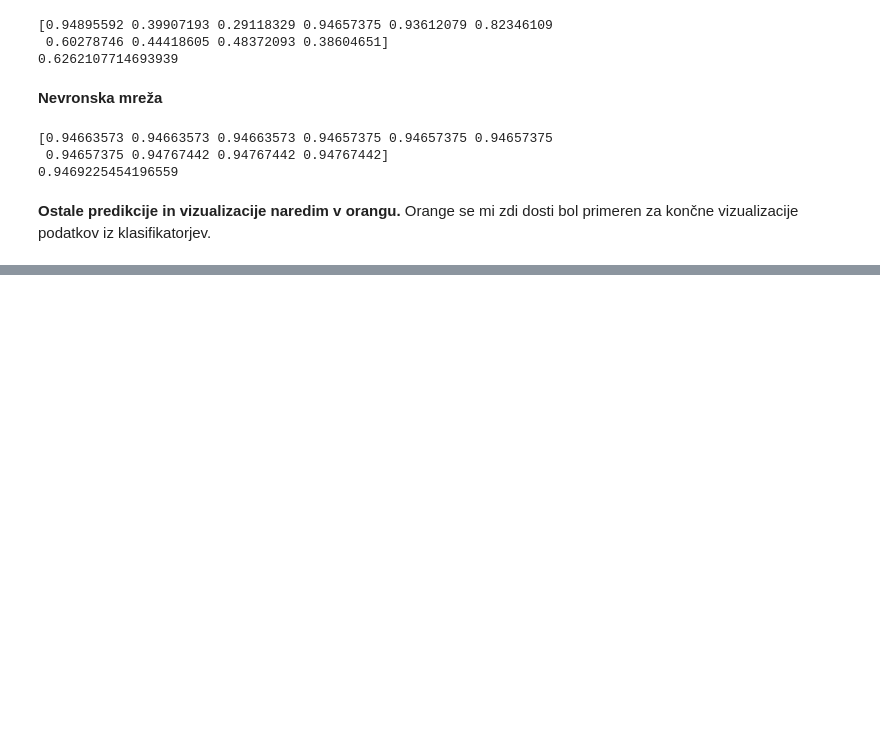
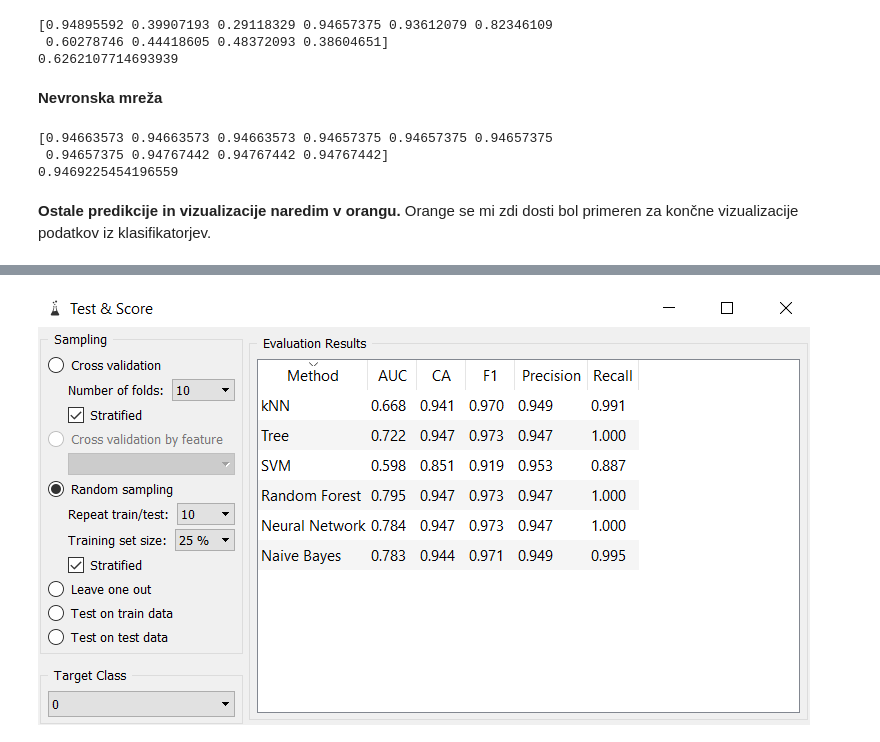
Before and after one commit to martinkucer/PR18MK, a Jupyter notebook: Virus Prediction Project.ipynb, the cells around one changed output, grey strips where cells are left out. Saved outputs shown, nothing was run; the diff lists cells and outputs as text; code cells hidden in the pictures; blank space fills up the shorter version.

```diff
--- a/Virus Prediction Project.ipynb
+++ b/Virus Prediction Project.ipynb
@@ -402,2 +401,6 @@ print(nn_scores.mean())
+# %%
+Image(filename="score2.png")
+# %% [output]
+[figure, added]
 # %% [markdown]
 **Roc krivulje**
```
Also changed, not shown: parts of 8 cells of this notebook.
